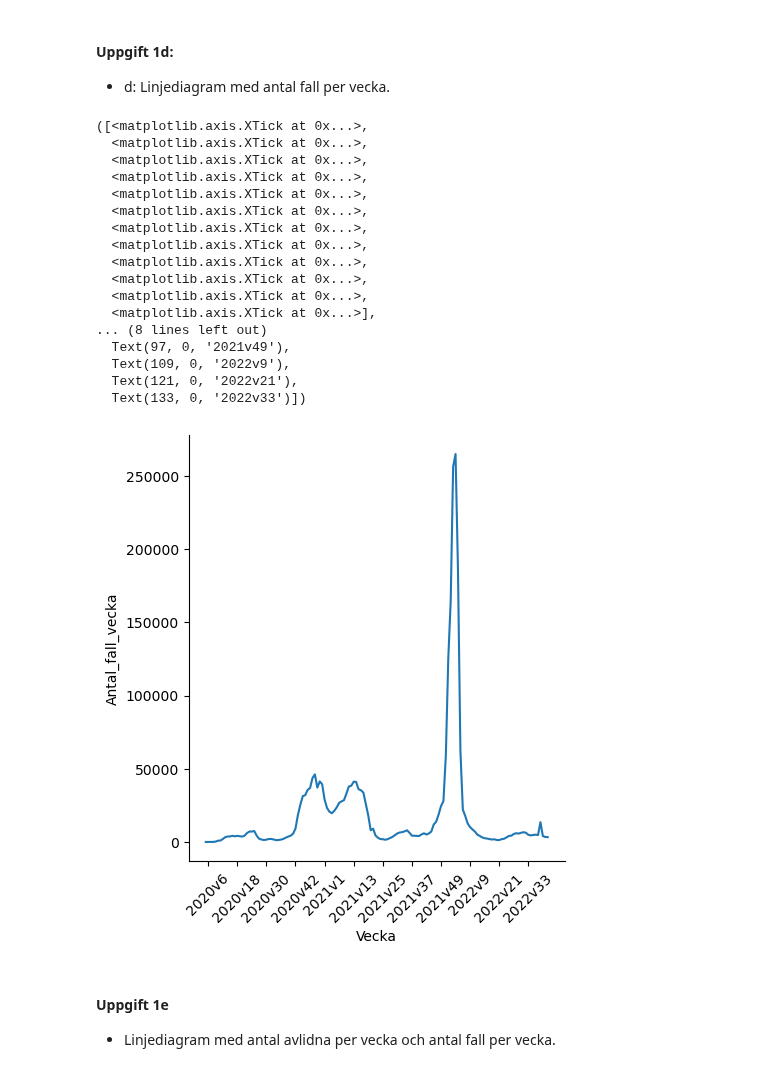
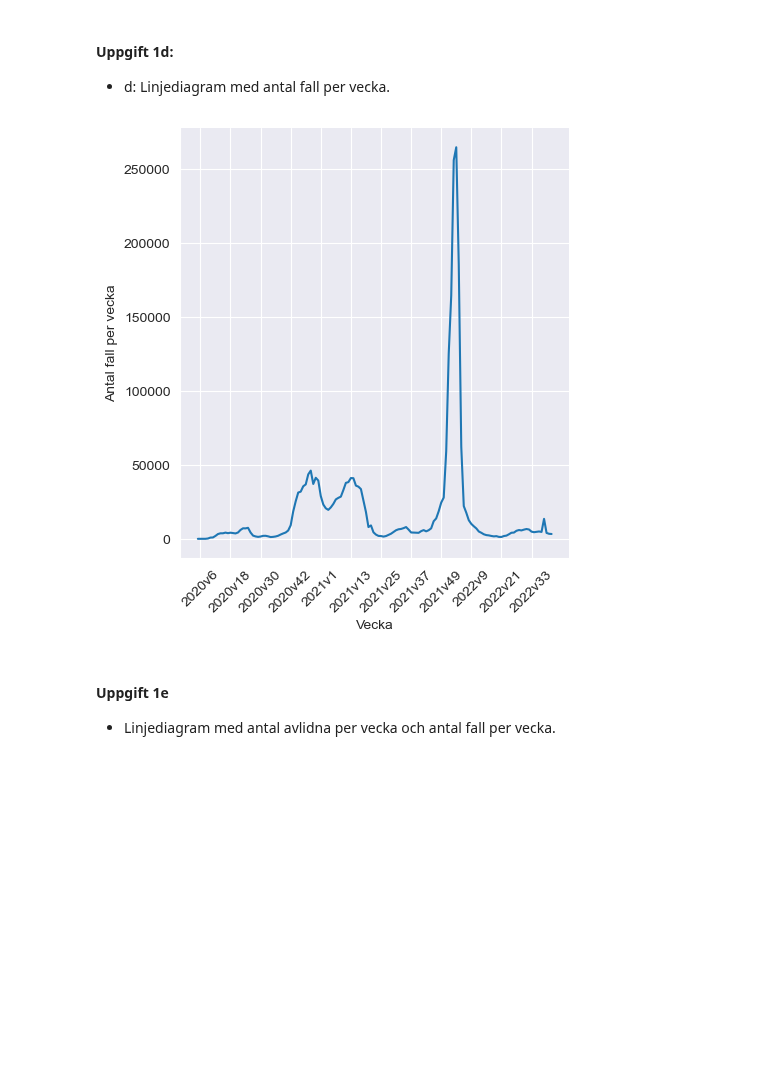
Before and after one commit to dancla240/Databehandling_Daniel_Claesson, a Jupyter notebook: Lab1/Lab1_Daniel_Claesson.ipynb, the cells around one changed output. Drawn from its saved outputs; the diff is of its cells as text; code cells hidden in the pictures; blank space fills up the shorter version.

```diff
--- a/Lab1/Lab1_Daniel_Claesson.ipynb
+++ b/Lab1/Lab1_Daniel_Claesson.ipynb
@@ -110,5 +111,8 @@ covid['Vecka'] = covid['år'] + "v" + covid['veckonummer']
 covid['år'] = covid['år'].astype(int)
 covid['veckonummer'] = covid['veckonummer'].astype(int)
 
+# döper om valda kolumner
+covid.rename(columns={'Antal_fall_vecka':'Antal fall per vecka','Antal_avlidna_vecka':'Antal avlidna per vecka'}, inplace=True)
+
 covid.head()
 # %% [output]
@@ -153,26 +144,10 @@ px.line(covid, x='Vecka', y='Antal_avlidna_vecka')
 - d: Linjediagram med antal fall per vecka.
 # %%
 # 1d Seaborn
-sns.relplot(x='Vecka', y='Antal_fall_vecka', kind='line', data=covid)
+fig = sns.relplot(x='Vecka', y='Antal fall per vecka', kind='line', data=covid)
 plt.xticks(loc[1:-1:12], labels[0:-1:12], rotation=45)
+fig.savefig("Visualiseringar/1d_antal_fall_per_vecka.png")
 # %% [output]
-([<matplotlib.axis.XTick at 0x...>,
-  <matplotlib.axis.XTick at 0x...>,
-  <matplotlib.axis.XTick at 0x...>,
-  <matplotlib.axis.XTick at 0x...>,
-  <matplotlib.axis.XTick at 0x...>,
-  <matplotlib.axis.XTick at 0x...>,
-  <matplotlib.axis.XTick at 0x...>,
-  <matplotlib.axis.XTick at 0x...>,
-  <matplotlib.axis.XTick at 0x...>,
-  <matplotlib.axis.XTick at 0x...>,
-  <matplotlib.axis.XTick at 0x...>,
-  <matplotlib.axis.XTick at 0x...>],
-... (8 lines left out)
-  Text(97, 0, '2021v49'),
-  Text(109, 0, '2022v9'),
-  Text(121, 0, '2022v21'),
-  Text(133, 0, '2022v33')])
-[figure, old version]
+[figure, new version]
 # %%
 # 1d Plotly Express
```
Also changed, not shown: parts of 22 cells of this notebook.
